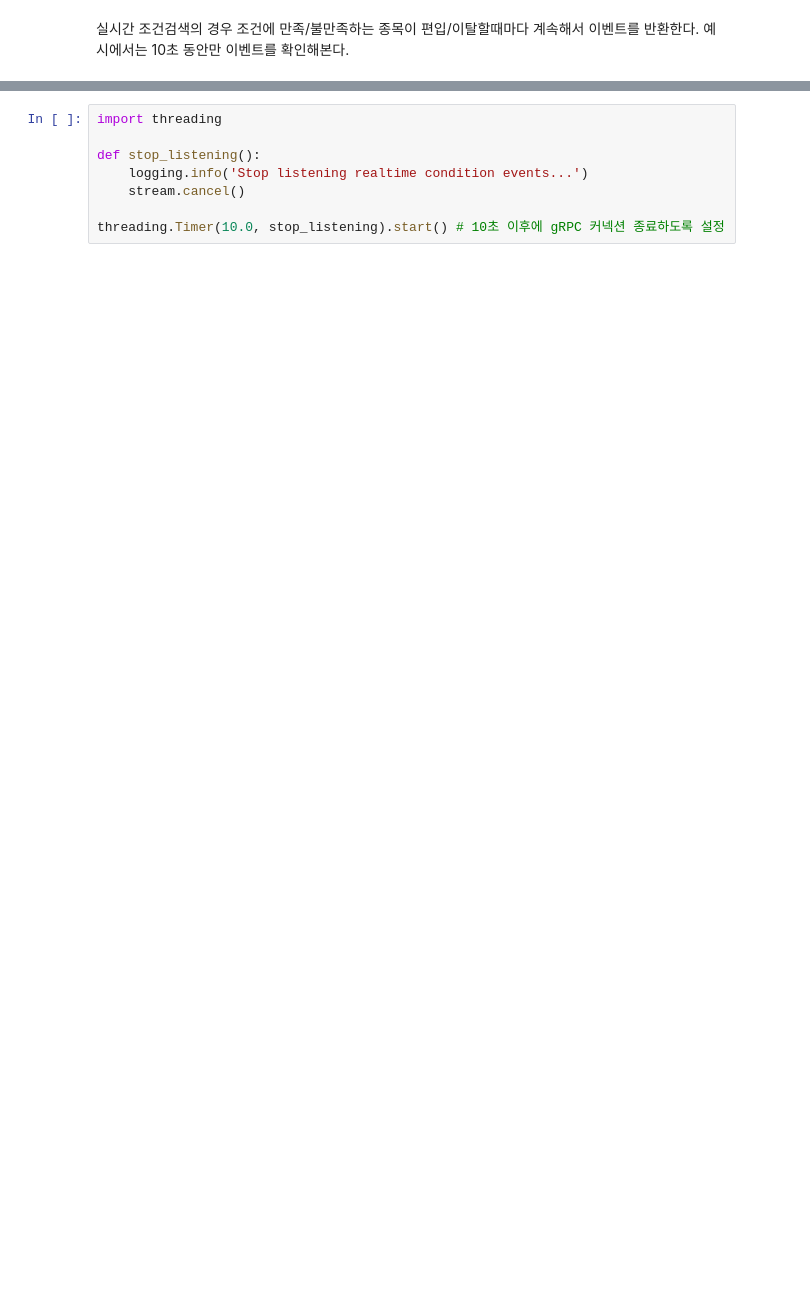
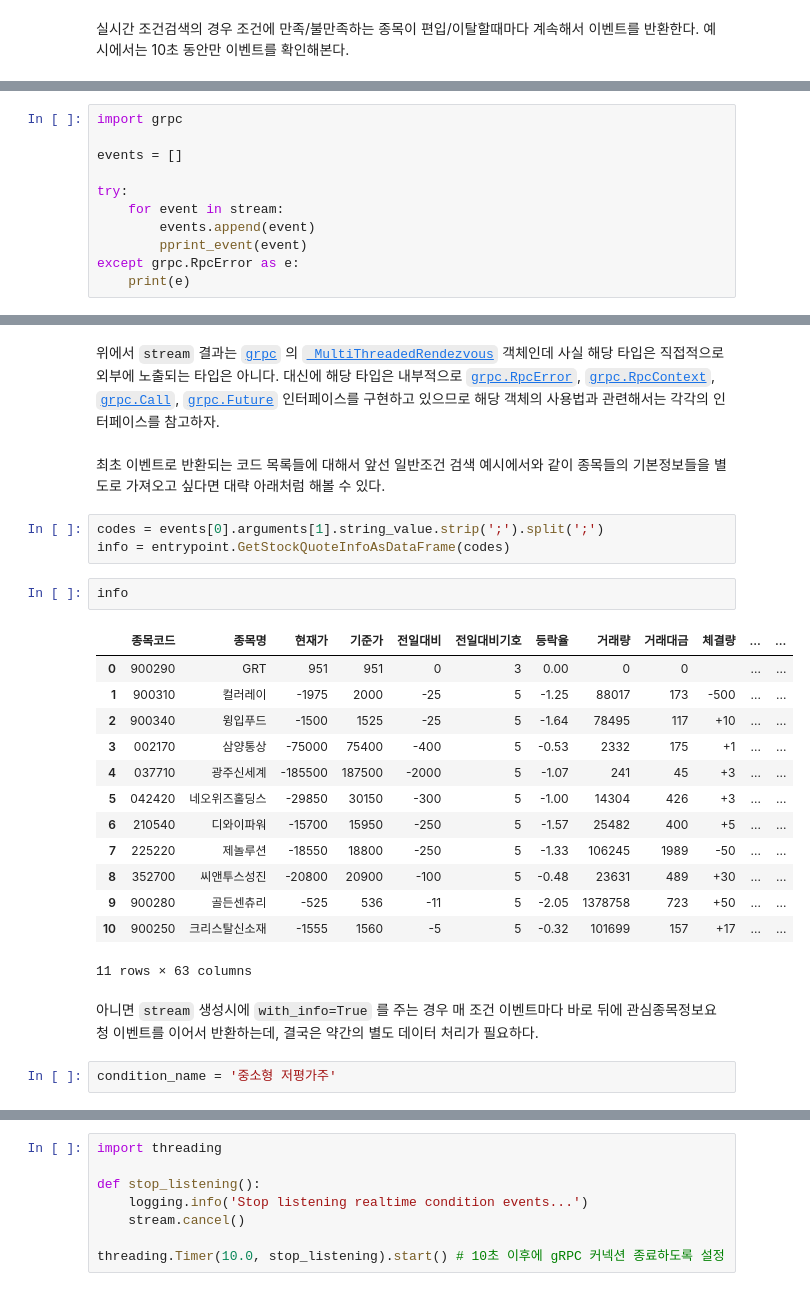
Before and after one commit to elbakramer/koapy, a Jupyter notebook: docs/source/notebooks_ipynb/koapy-tutorial.ipynb, the cells around one changed output, grey strips where cells are left out. Cells and saved outputs as stored; diff of their text form; blank space fills up the shorter version.

```diff
--- a/docs/source/notebooks_ipynb/koapy-tutorial.ipynb
+++ b/docs/source/notebooks_ipynb/koapy-tutorial.ipynb
@@ -395,0 +409,11 @@ stream = entrypoint.GetCodeListByConditionAsStream(condition_name)
+# %%
+import grpc
+
+events = []
+
+try:
+    for event in stream:
+        events.append(event)
+        pprint_event(event)
+except grpc.RpcError as e:
+    print(e)
@@ -395,0 +433,27 @@ stream = entrypoint.GetCodeListByConditionAsStream(condition_name)
+# %% [markdown]
+위에서 `stream` 결과는 [`grpc`](https://grpc.github.io/grpc/python/) 의 [`_MultiThreadedRendezvous`](https://github.com/grpc/grpc/blob/53ba4a101e80e1a67d4ec741b7e1aad6ea8d790f/src/python/grpcio/grpc/_channel.py#L652) 객체인데 사실 해당 타입은 직접적으로 외부에 노출되는 타입은 아니다. 대신에 해당 타입은 내부적으로 [`grpc.RpcError`](https://grpc.github.io/grpc/python/grpc.html?highlight=rpcerror#grpc.RpcError), [`grpc.RpcContext`](https://grpc.github.io/grpc/python/grpc.html?highlight=rpccontext#grpc.RpcContext), [`grpc.Call`](https://grpc.github.io/grpc/python/grpc.html?highlight=call#grpc.Call), [`grpc.Future`](https://grpc.github.io/grpc/python/grpc.html?highlight=future#grpc.Future) 인터페이스를 구현하고 있으므로 해당 객체의 사용법과 관련해서는 각각의 인터페이스를 참고하자.
+# %% [markdown]
+최초 이벤트로 반환되는 코드 목록들에 대해서 앞선 일반조건 검색 예시에서와 같이 종목들의 기본정보들을 별도로 가져오고 싶다면 대략 아래처럼 해볼 수 있다.
+# %%
+codes = events[0].arguments[1].string_value.strip(';').split(';')
+info = entrypoint.GetStockQuoteInfoAsDataFrame(codes)
+# %%
+info
+# %% [output]
+|  | 종목코드 | 종목명 | 현재가 | 기준가 | 전일대비 | 전일대비기호 | 등락율 | 거래량 | 거래대금 | 체결량 | ... | ... |
+| 0 | 900290 | GRT | 951 | 951 | 0 | 3 | 0.00 | 0 | 0 |  | ... | ... |
+| 1 | 900310 | 컬러레이 | -1975 | 2000 | -25 | 5 | -1.25 | 88017 | 173 | -500 | ... | ... |
+| 2 | 900340 | 윙입푸드 | -1500 | 1525 | -25 | 5 | -1.64 | 78495 | 117 | +10 | ... | ... |
+| 3 | 002170 | 삼양통상 | -75000 | 75400 | -400 | 5 | -0.53 | 2332 | 175 | +1 | ... | ... |
+| 4 | 037710 | 광주신세계 | -185500 | 187500 | -2000 | 5 | -1.07 | 241 | 45 | +3 | ... | ... |
+| 5 | 042420 | 네오위즈홀딩스 | -29850 | 30150 | -300 | 5 | -1.00 | 14304 | 426 | +3 | ... | ... |
+| 6 | 210540 | 디와이파워 | -15700 | 15950 | -250 | 5 | -1.57 | 25482 | 400 | +5 | ... | ... |
+| 7 | 225220 | 제놀루션 | -18550 | 18800 | -250 | 5 | -1.33 | 106245 | 1989 | -50 | ... | ... |
+| 8 | 352700 | 씨앤투스성진 | -20800 | 20900 | -100 | 5 | -0.48 | 23631 | 489 | +30 | ... | ... |
+| 9 | 900280 | 골든센츄리 | -525 | 536 | -11 | 5 | -2.05 | 1378758 | 723 | +50 | ... | ... |
+| 10 | 900250 | 크리스탈신소재 | -1555 | 1560 | -5 | 5 | -0.32 | 101699 | 157 | +17 | ... | ... |
+11 rows × 63 columns
+# %% [markdown]
+아니면 `stream` 생성시에 `with_info=True` 를 주는 경우 매 조건 이벤트마다 바로 뒤에 관심종목정보요청 이벤트를 이어서 반환하는데, 결국은 약간의 별도 데이터 처리가 필요하다.
+# %%
+condition_name = '중소형 저평가주'
```
Also changed, not shown: parts of 26 cells of this notebook.
